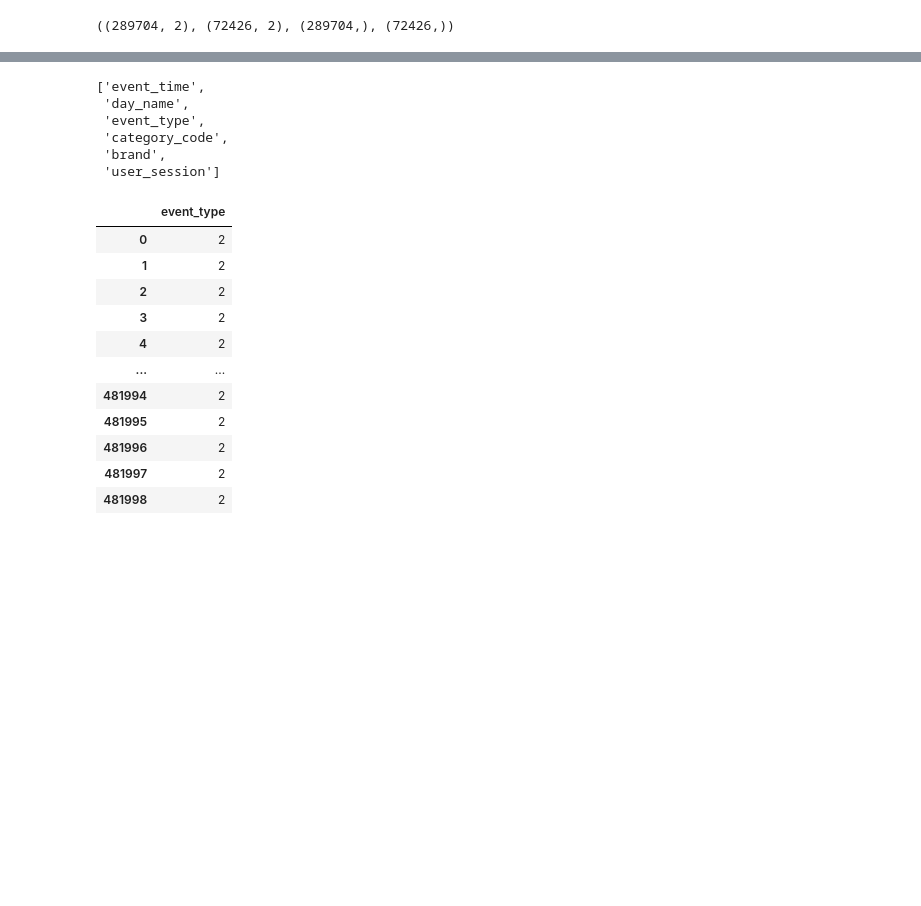
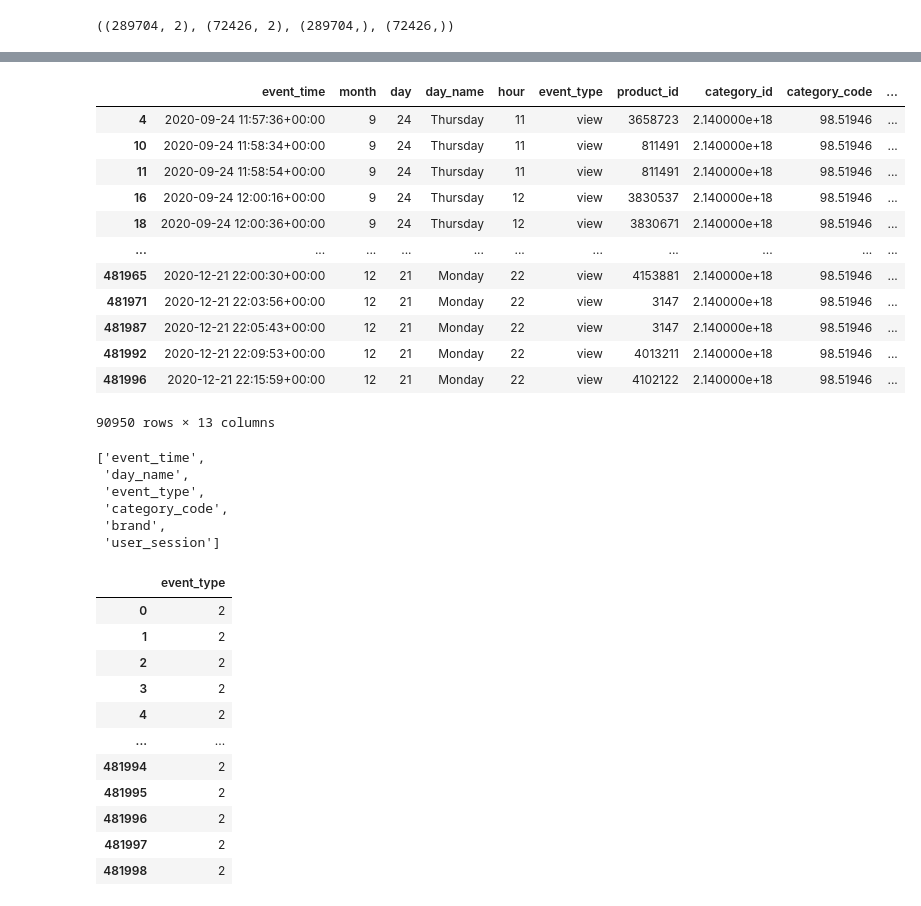
Before and after one commit to wjco/DAStudy-sat, a Jupyter notebook: Tek/multi_category_online_store_funnel/multi_category_online_store_funnel.ipynb, the cells around one changed output, grey strips where cells are left out. Saved outputs shown, nothing was run; the diff lists cells and outputs as text; code cells hidden in the pictures; blank space fills up the shorter version.

```diff
--- a/Tek/multi_category_online_store_funnel/multi_category_online_store_funnel.ipynb
+++ b/Tek/multi_category_online_store_funnel/multi_category_online_store_funnel.ipynb
@@ -470,0 +514,3 @@ NameError: name 'df_1' is not defined
+# %%
+prac2 = target_encoder.transform(df_copy2)
+prac2.head()
@@ -470,0 +545,2 @@ NameError: name 'df_1' is not defined
+# %%
+idx_num = df_copy2[df_copy2.category_code.isnull()].index.to_list()
@@ -470,0 +567,16 @@ NameError: name 'df_1' is not defined
+# %%
+prac2.loc[idx_num]
+# %% [output]
+|  | event_time | month | day | day_name | hour | event_type | product_id | category_id | category_code | ... |
+| 4 | 2020-09-24 11:57:36+00:00 | 9 | 24 | Thursday | 11 | view | 3658723 | 2.140000e+18 | 98.51946 | ... |
+| 10 | 2020-09-24 11:58:34+00:00 | 9 | 24 | Thursday | 11 | view | 811491 | 2.140000e+18 | 98.51946 | ... |
+| 11 | 2020-09-24 11:58:54+00:00 | 9 | 24 | Thursday | 11 | view | 811491 | 2.140000e+18 | 98.51946 | ... |
+| 16 | 2020-09-24 12:00:16+00:00 | 9 | 24 | Thursday | 12 | view | 3830537 | 2.140000e+18 | 98.51946 | ... |
+| 18 | 2020-09-24 12:00:36+00:00 | 9 | 24 | Thursday | 12 | view | 3830671 | 2.140000e+18 | 98.51946 | ... |
+| ... | ... | ... | ... | ... | ... | ... | ... | ... | ... | ... |
+| 481965 | 2020-12-21 22:00:30+00:00 | 12 | 21 | Monday | 22 | view | 4153881 | 2.140000e+18 | 98.51946 | ... |
+| 481971 | 2020-12-21 22:03:56+00:00 | 12 | 21 | Monday | 22 | view | 3147 | 2.140000e+18 | 98.51946 | ... |
+| 481987 | 2020-12-21 22:05:43+00:00 | 12 | 21 | Monday | 22 | view | 3147 | 2.140000e+18 | 98.51946 | ... |
+| 481992 | 2020-12-21 22:09:53+00:00 | 12 | 21 | Monday | 22 | view | 4013211 | 2.140000e+18 | 98.51946 | ... |
+| 481996 | 2020-12-21 22:15:59+00:00 | 12 | 21 | Monday | 22 | view | 4102122 | 2.140000e+18 | 98.51946 | ... |
+90950 rows × 13 columns
```
Also changed, not shown: parts of 22 cells of this notebook.
